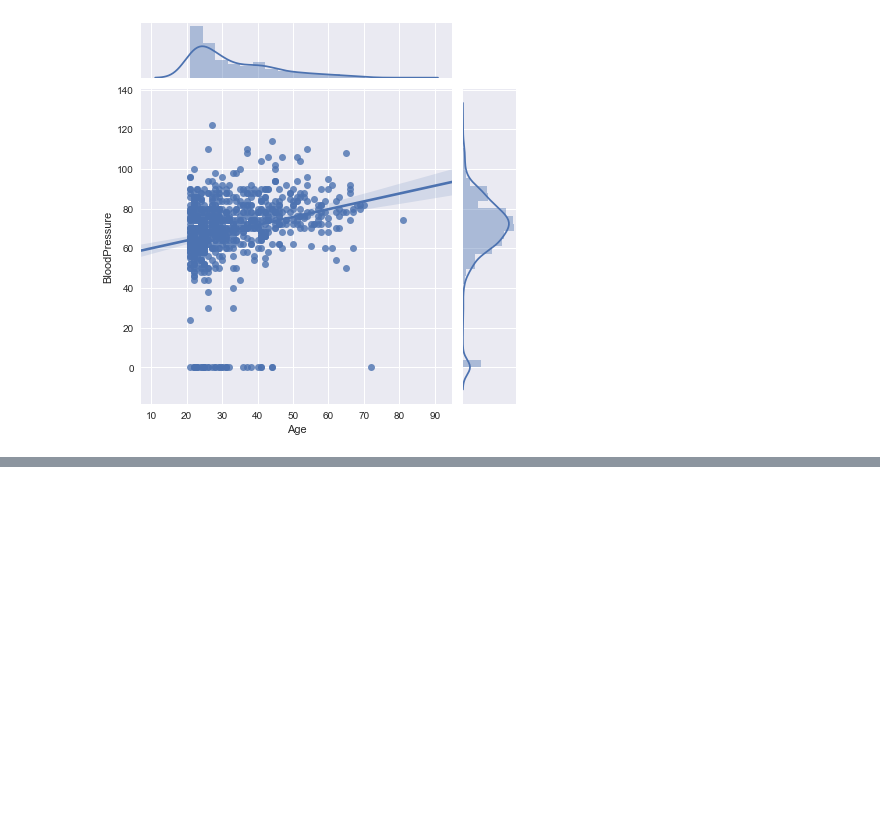
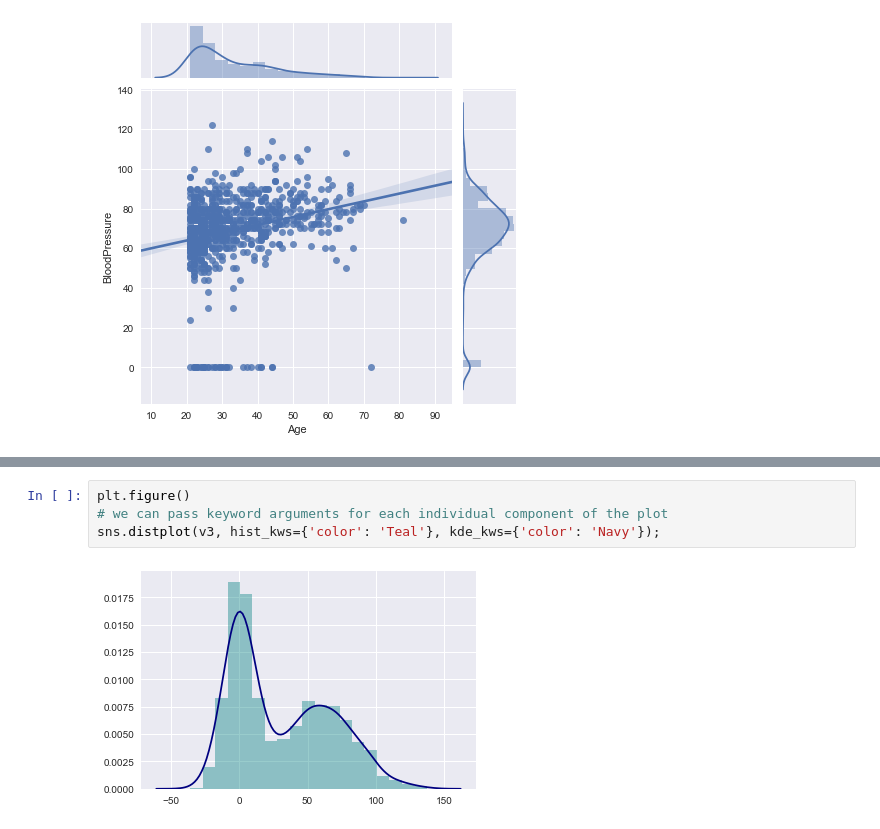
Before and after one commit to wittfabian/dl-workshop, a Jupyter notebook: workshop/0-basics/seaborn.ipynb, the cells around one changed output, grey strips where cells are left out. Cells and saved outputs as stored; diff of their text form; blank space fills up the shorter version.

```diff
--- a/workshop/0-basics/seaborn.ipynb
+++ b/workshop/0-basics/seaborn.ipynb
@@ -78,0 +103,6 @@ g = g.plot(sns.regplot, sns.distplot)
+# %%
+plt.figure()
+# we can pass keyword arguments for each individual component of the plot
+sns.distplot(v3, hist_kws={'color': 'Teal'}, kde_kws={'color': 'Navy'});
+# %% [output]
+[figure, added]
```
Also changed, not shown: parts of 13 cells of this notebook, 2 other files.
